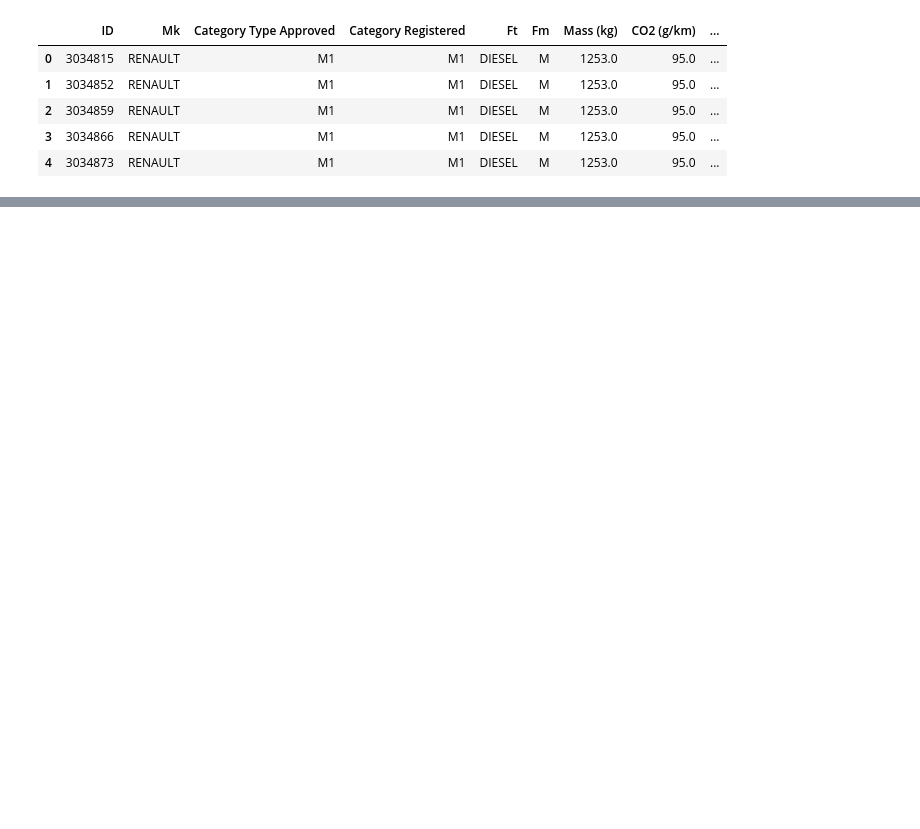
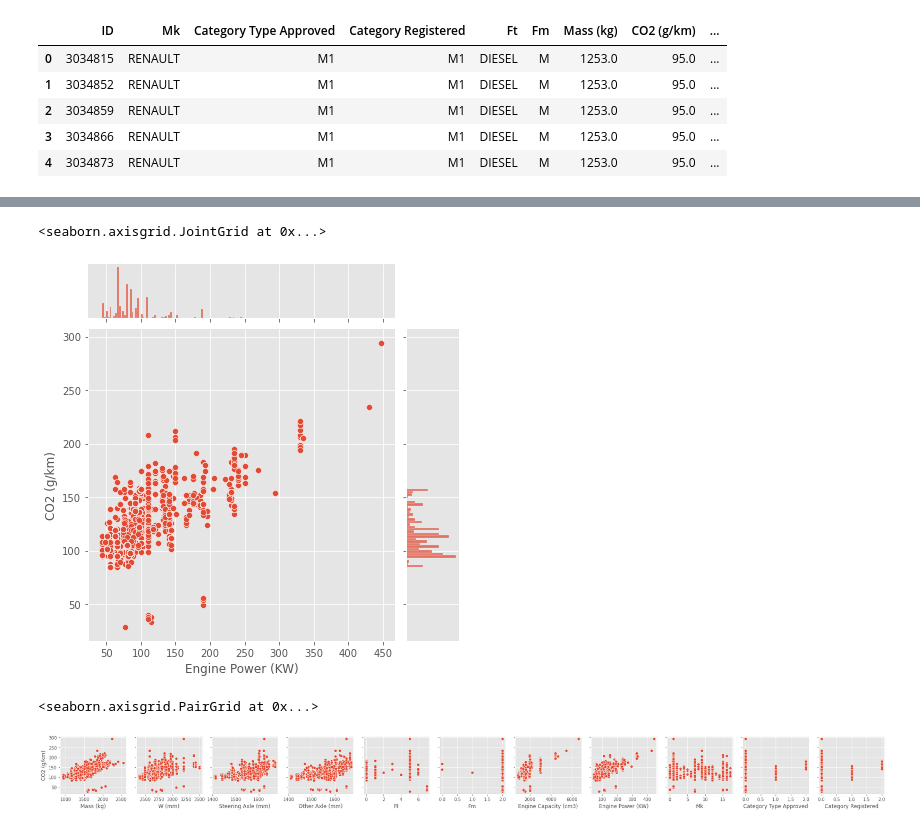
Before and after one commit to two-suns/CO2_Emissions_Estimator, a Jupyter notebook: ML_Model_2.ipynb, the cells around one changed output, grey strips where cells are left out. Drawn from its saved outputs; the diff is of its cells as text; code cells hidden in the pictures; blank space fills up the shorter version.

```diff
--- a/ML_Model_2.ipynb
+++ b/ML_Model_2.ipynb
@@ -44,0 +161,14 @@ df.head()
+# %%
+sns.jointplot(ml_transform['Engine Power (KW)' ],ml_transform['CO2 (g/km)'])
+# %% [output]
+<seaborn.axisgrid.JointGrid at 0x...>
+[figure, added]
+# %%
+sns.pairplot(
+    ml_transform,
+    x_vars=['Mass (kg)','W (mm)','Steering Axle (mm)','Other Axle (mm)', 'Ft', 'Fm', 'Engine Capacity (cm3)','Engine Power (KW)','Mk', 'Category Type Approved', 'Category Registered'],
+    y_vars=['CO2 (g/km)'],
+)
+# %% [output]
+<seaborn.axisgrid.PairGrid at 0x...>
+[figure, added]
```
Also changed, not shown: parts of 57 cells of this notebook, 2 other files.
